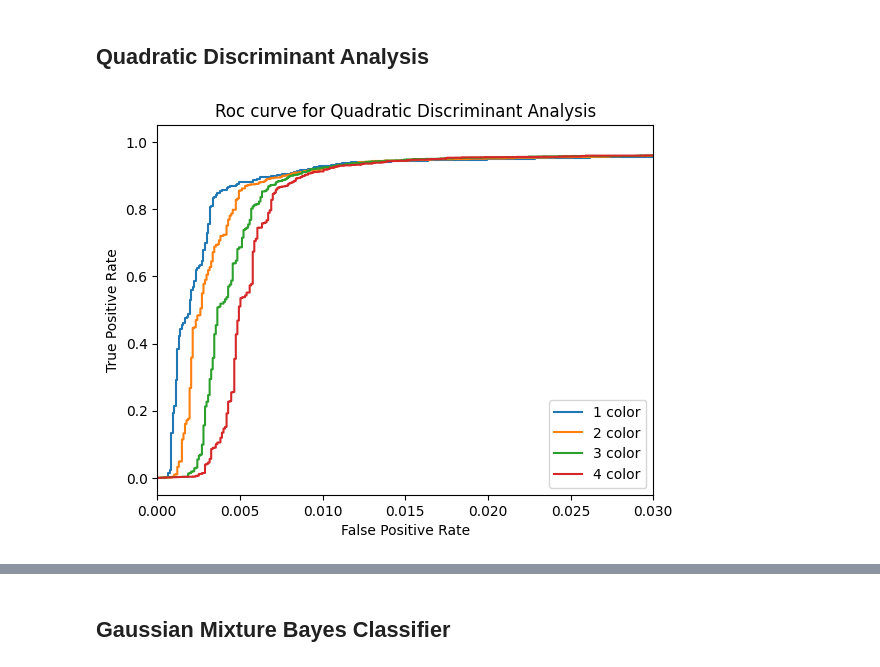
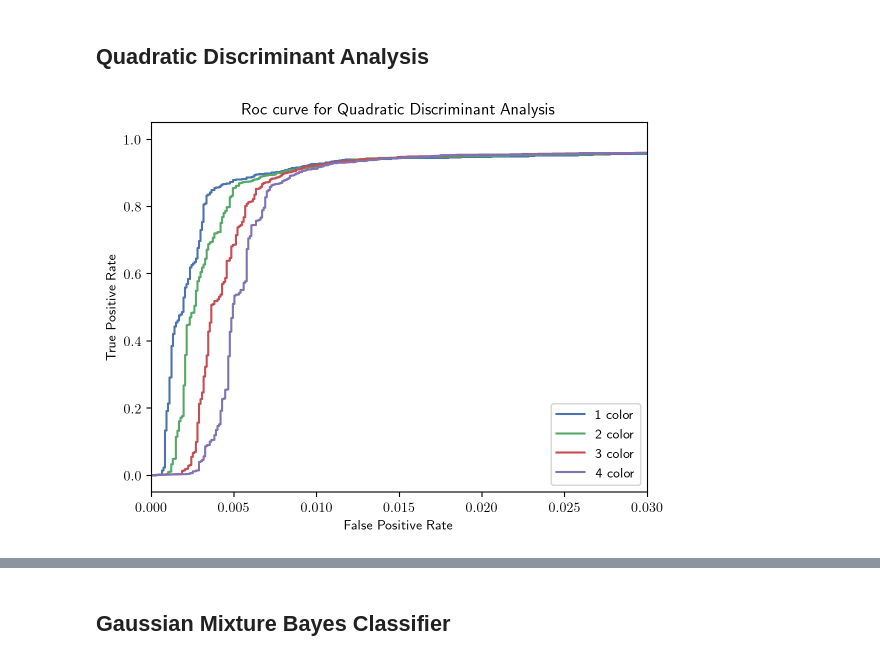
Before and after one commit to GiuliaConti/astrostatistics_bicocca_2024, a Jupyter notebook: working/E17_L19_QsoGal.ipynb, the cells around one changed output, grey strips where cells are left out. Cells and saved outputs as stored; diff of their text form; code cells hidden in the pictures.

```diff
--- a/working/E17_L19_QsoGal.ipynb
+++ b/working/E17_L19_QsoGal.ipynb
@@ -15,6 +17,11 @@ from sklearn.naive_bayes import GaussianNB
 from sklearn.discriminant_analysis import QuadraticDiscriminantAnalysis
 from astroML.classification import GMMBayes
 from sklearn.neighbors import KNeighborsClassifier
+
+plt.style.use('seaborn-v0_8-deep')
+plt.rc('text', usetex=True)
+%matplotlib inline
+%config InlineBackend.figure_format='retina'
 # %%
 np.random.seed(42)
 # %%
@@ -121,16 +119,24 @@ Yes, they do! Let's see if I'm able to classify those objects with cassifiers.
 # %%
 gnb = GaussianNB()
 
-for ncol in range(X_train[0].size):
-    X = X_train[:,:ncol+1]
+colors = np.arange(X_train[0].size) + 1
+completeness = np.zeros(X_train[0].size)
+contamination = np.zeros(X_train[0].size)
+
+
+for ncol in colors:
+    X = X_train[:,:ncol]
     y = y_train
 
     gnb.fit(X,y)
 
-    y_prob = gnb.predict_proba(X_test[:,:ncol+1])[:,1]
+    y_prob = gnb.predict_proba(X_test[:,:ncol])[:,1]
+    y_pred = gnb.predict(X_test[:,:ncol])
     fpr, tpr, thresholds = roc_curve(y_test,y_prob)
 
-    plt.plot(fpr, tpr, label=str(ncol+1)+' color')
+    completeness[ncol-1], contamination [ncol-1] = completeness_contamination(y_pred, y_test)
+
+    plt.plot(fpr, tpr, label=str(ncol)+' color')
 
 plt.xlim(0,0.03)
 plt.title('Roc curve for Gaussian Naive Bayes')
@@ -147,22 +172,28 @@ The first feature seams to be the most important one.
 # %%
 qda = QuadraticDiscriminantAnalysis()
 
-for ncol in range(X_train[0].size):
-    X = X_train[:,:ncol+1]
+completeness = np.zeros(X_train[0].size)
+contamination = np.zeros(X_train[0].size)
+
+for ncol in colors:
+    X = X_train[:,:ncol]
     y = y_train
 
     qda.fit(X,y)
 
-    y_prob = qda.predict_proba(X_test[:,:ncol+1])[:,1]
+    y_prob = qda.predict_proba(X_test[:,:ncol])[:,1]
+    y_pred = qda.predict(X_test[:,:ncol])
     fpr, tpr, thresholds = roc_curve(y_test,y_prob)
 
-    plt.plot(fpr, tpr, label=str(ncol+1)+' color')
+    completeness[ncol-1], contamination [ncol-1] = completeness_contamination(y_pred, y_test)
+
+    plt.plot(fpr, tpr, label=str(ncol)+' color')
 
 plt.xlim(0,0.03)
 plt.title('Roc curve for Quadratic Discriminant Analysis')
 plt.xlabel('False Positive Rate')
 plt.ylabel('True Positive Rate')
 plt.legend()
 plt.show()
 # %% [output]
-[figure, old version]
+[figure, new version]
```
Also changed, not shown: parts of 20 cells of this notebook.
